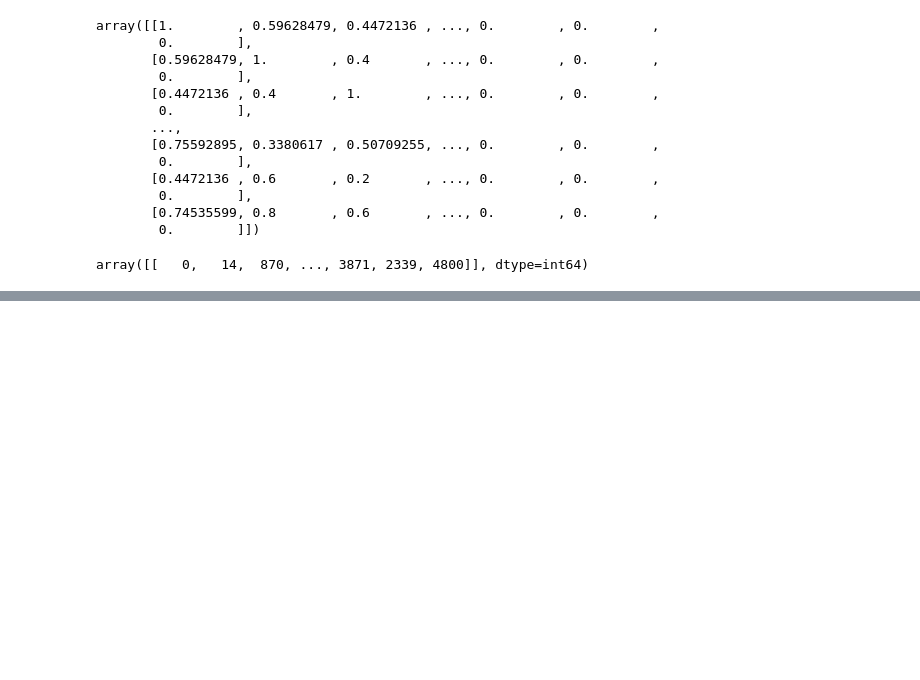
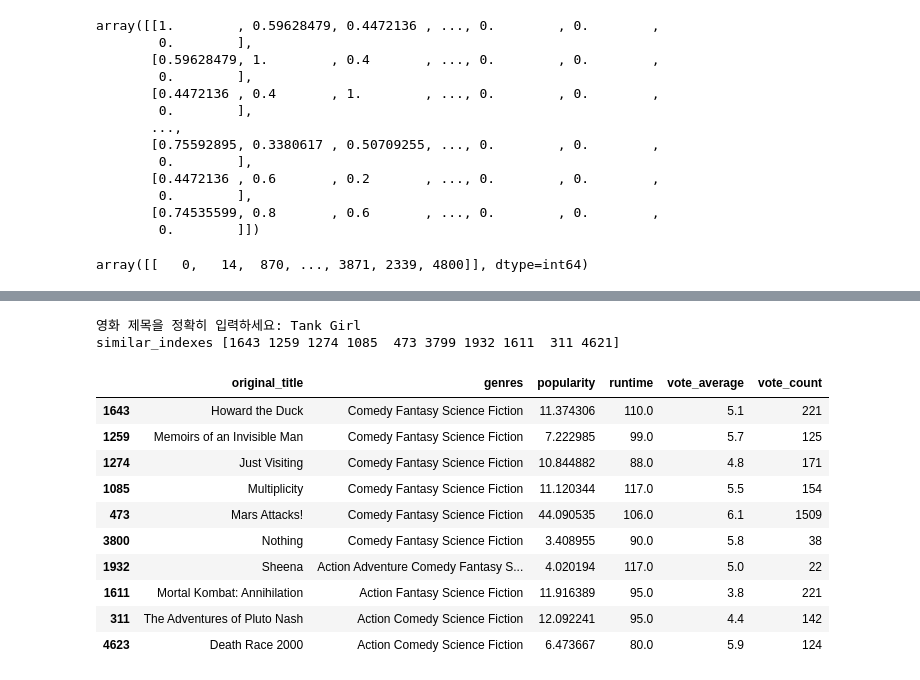
Before and after one commit to haram4th/fintech_pm_data_science, a Jupyter notebook: 06machine_learning/22컨텐츠기반_추천시스템_만들기_영화추천시스템.ipynb, the cells around one changed output, grey strips where cells are left out. Drawn from its saved outputs; the diff is of its cells as text; code cells hidden in the pictures; blank space fills up the shorter version.

```diff
--- a/06machine_learning/22컨텐츠기반_추천시스템_만들기_영화추천시스템.ipynb
+++ b/06machine_learning/22컨텐츠기반_추천시스템_만들기_영화추천시스템.ipynb
@@ -197,0 +326,17 @@ array([[   0,   14,  870, ..., 3871, 2339, 4800]], dtype=int64)
+# %%
+title = input("영화 제목을 정확히 입력하세요: ")
+find_sim_movie(data, sorted_genre_sim, title)
+# %% [output]
+영화 제목을 정확히 입력하세요: Tank Girl
+similar_indexes [1643 1259 1274 1085  473 3799 1932 1611  311 4621]
+|  | original_title | genres | popularity | runtime | vote_average | vote_count |
+| 1643 | Howard the Duck | Comedy Fantasy Science Fiction | 11.374306 | 110.0 | 5.1 | 221 |
+| 1259 | Memoirs of an Invisible Man | Comedy Fantasy Science Fiction | 7.222985 | 99.0 | 5.7 | 125 |
+| 1274 | Just Visiting | Comedy Fantasy Science Fiction | 10.844882 | 88.0 | 4.8 | 171 |
+| 1085 | Multiplicity | Comedy Fantasy Science Fiction | 11.120344 | 117.0 | 5.5 | 154 |
+| 473 | Mars Attacks! | Comedy Fantasy Science Fiction | 44.090535 | 106.0 | 6.1 | 1509 |
+| 3800 | Nothing | Comedy Fantasy Science Fiction | 3.408955 | 90.0 | 5.8 | 38 |
+| 1932 | Sheena | Action Adventure Comedy Fantasy S... | 4.020194 | 117.0 | 5.0 | 22 |
+| 1611 | Mortal Kombat: Annihilation | Action Fantasy Science Fiction | 11.916389 | 95.0 | 3.8 | 221 |
+| 311 | The Adventures of Pluto Nash | Action Comedy Science Fiction | 12.092241 | 95.0 | 4.4 | 142 |
+| 4623 | Death Race 2000 | Action Comedy Science Fiction | 6.473667 | 80.0 | 5.9 | 124 |
```
Also changed, not shown: parts of 15 cells of this notebook, 10 other files.
